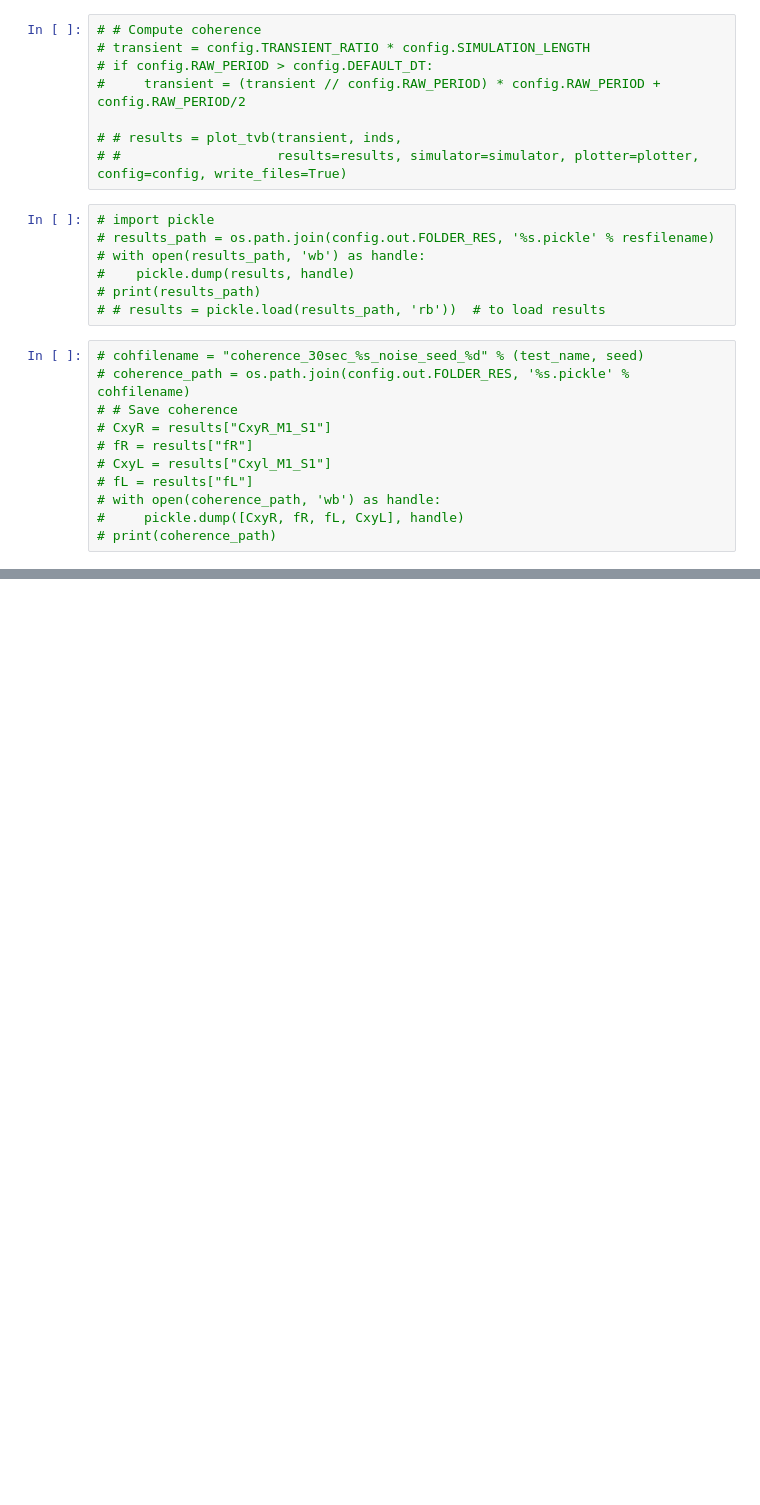
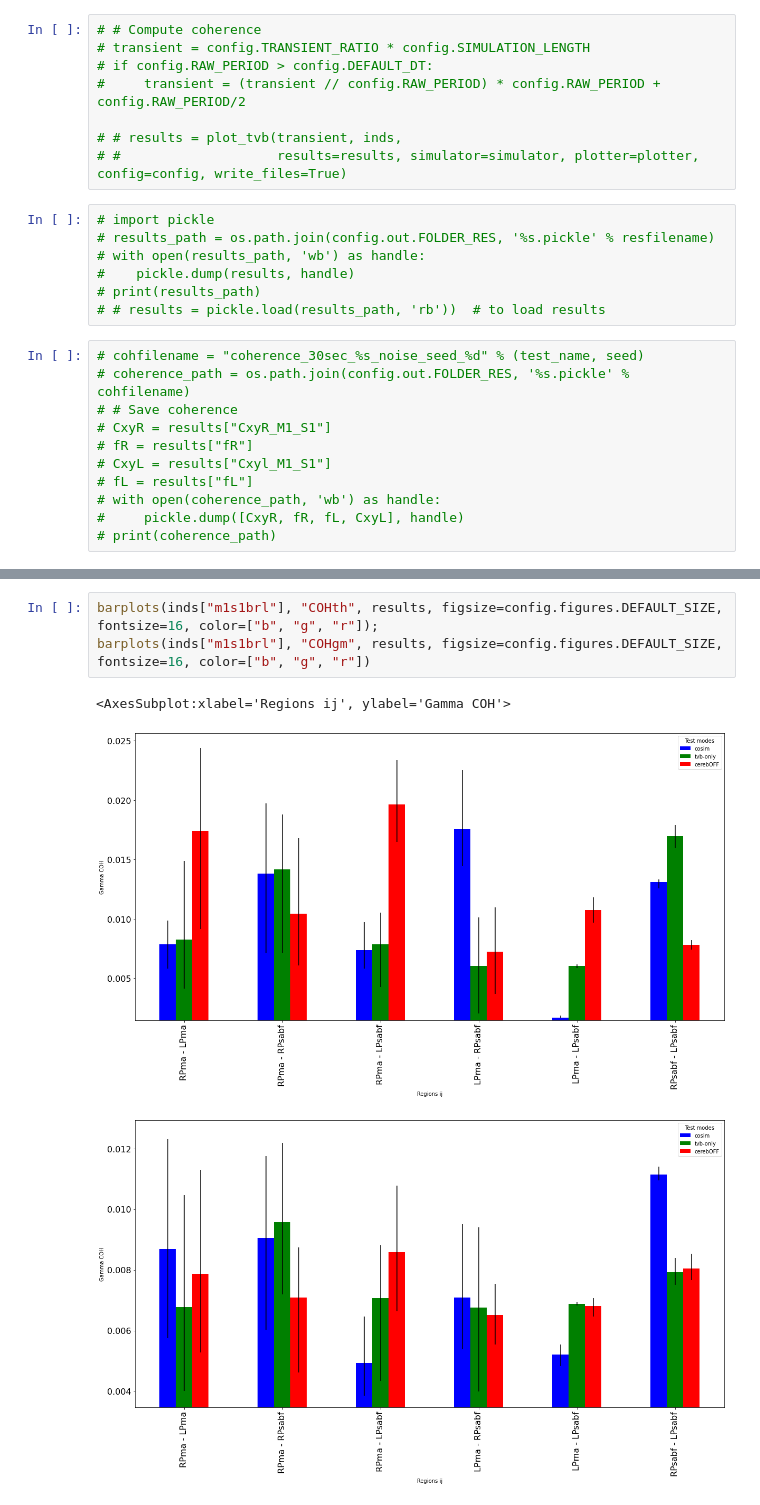
Before and after one commit to virtual-twin/tvb-multiscale-rising-net, a Jupyter notebook: rising_net/working_files/cosim_run_plot.ipynb, the cells around one changed output, grey strips where cells are left out. Drawn from its saved outputs; the diff is of its cells as text; blank space fills up the shorter version.

```diff
--- a/rising_net/working_files/cosim_run_plot.ipynb
+++ b/rising_net/working_files/cosim_run_plot.ipynb
@@ -283,0 +316,7 @@ ij
+# %%
+barplots(inds["m1s1brl"], "COHth", results, figsize=config.figures.DEFAULT_SIZE, fontsize=16, color=["b", "g", "r"]);
+barplots(inds["m1s1brl"], "COHgm", results, figsize=config.figures.DEFAULT_SIZE, fontsize=16, color=["b", "g", "r"])
+# %% [output]
+<AxesSubplot:xlabel='Regions ij', ylabel='Gamma COH'>
+[figure, added]
+[figure, added]
```
Also changed, not shown: parts of 14 cells of this notebook.
